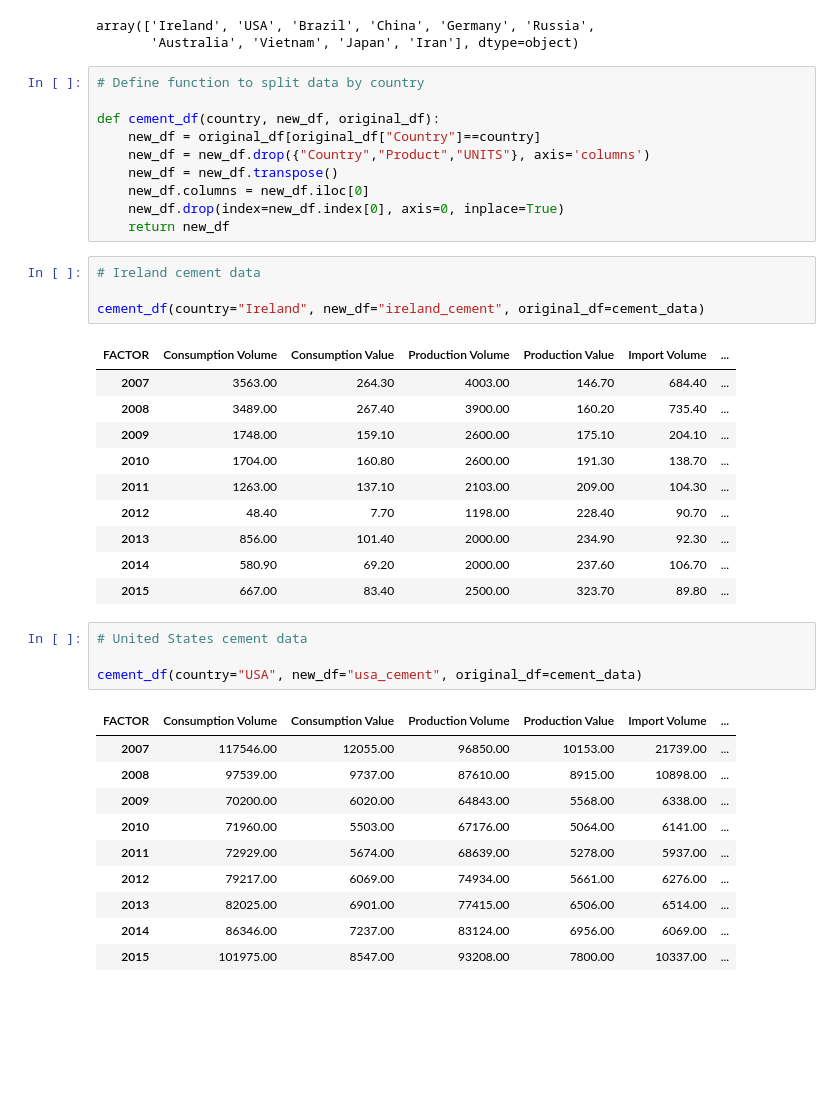
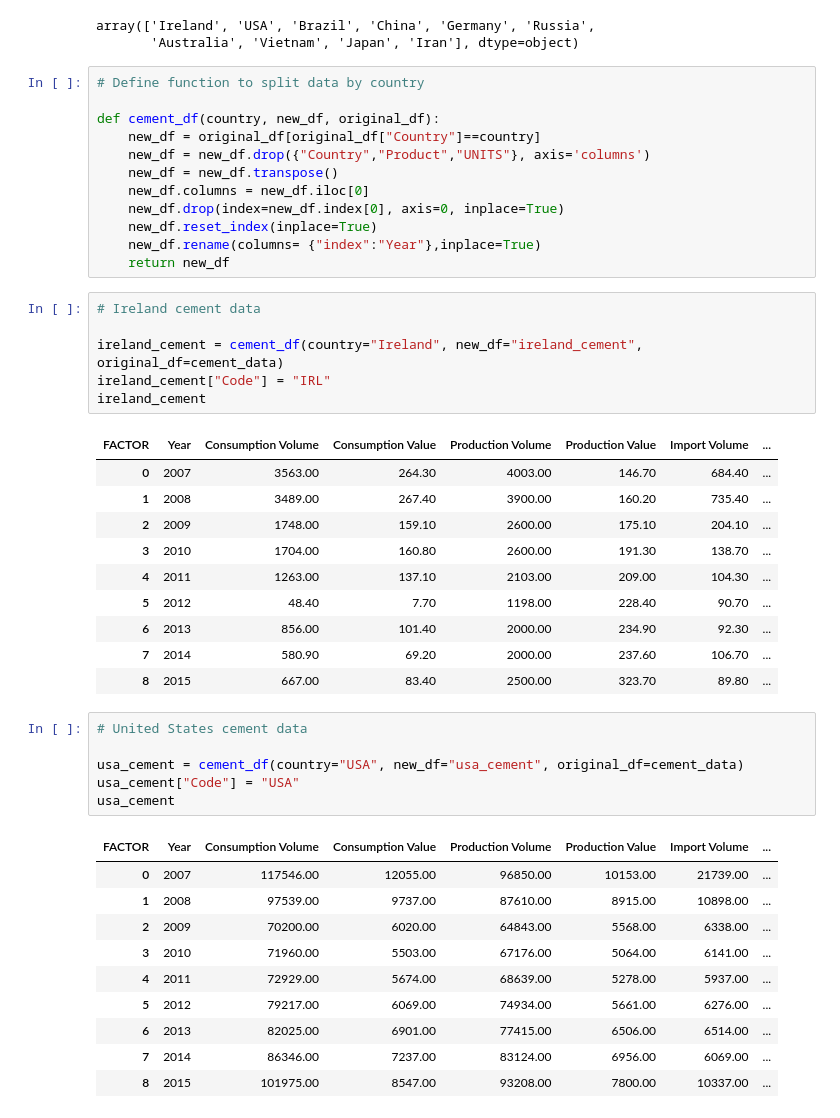
Before and after one commit to ASM2023063/mscda-20231-ca2, a Jupyter notebook: 2023063_ca2_notebook1.ipynb, the cells around one changed output. Saved outputs shown, nothing was run; the diff lists cells and outputs as text; blank space fills up the shorter version.

Commit message:
Prepared data for analysis

```diff
--- a/2023063_ca2_notebook1.ipynb
+++ b/2023063_ca2_notebook1.ipynb
@@ -60,37 +65,43 @@ def cement_df(country, new_df, original_df):
     new_df = new_df.transpose()
     new_df.columns = new_df.iloc[0]
     new_df.drop(index=new_df.index[0], axis=0, inplace=True)
+    new_df.reset_index(inplace=True)
+    new_df.rename(columns= {"index":"Year"},inplace=True)
     return new_df
 # %%
 # Ireland cement data
 
-cement_df(country="Ireland", new_df="ireland_cement", original_df=cement_data)
+ireland_cement = cement_df(country="Ireland", new_df="ireland_cement", original_df=cement_data)
+ireland_cement["Code"] = "IRL"
+ireland_cement
 # %% [output]
-| FACTOR | Consumption Volume | Consumption Value | Production Volume | Production Value | Import Volume | ... |
-| 2007 | 3563.00 | 264.30 | 4003.00 | 146.70 | 684.40 | ... |
-| 2008 | 3489.00 | 267.40 | 3900.00 | 160.20 | 735.40 | ... |
-| 2009 | 1748.00 | 159.10 | 2600.00 | 175.10 | 204.10 | ... |
-| 2010 | 1704.00 | 160.80 | 2600.00 | 191.30 | 138.70 | ... |
-| 2011 | 1263.00 | 137.10 | 2103.00 | 209.00 | 104.30 | ... |
-| 2012 | 48.40 | 7.70 | 1198.00 | 228.40 | 90.70 | ... |
-| 2013 | 856.00 | 101.40 | 2000.00 | 234.90 | 92.30 | ... |
-| 2014 | 580.90 | 69.20 | 2000.00 | 237.60 | 106.70 | ... |
-| 2015 | 667.00 | 83.40 | 2500.00 | 323.70 | 89.80 | ... |
+| FACTOR | Year | Consumption Volume | Consumption Value | Production Volume | Production Value | Import Volume | ... |
+| 0 | 2007 | 3563.00 | 264.30 | 4003.00 | 146.70 | 684.40 | ... |
+| 1 | 2008 | 3489.00 | 267.40 | 3900.00 | 160.20 | 735.40 | ... |
+| 2 | 2009 | 1748.00 | 159.10 | 2600.00 | 175.10 | 204.10 | ... |
+| 3 | 2010 | 1704.00 | 160.80 | 2600.00 | 191.30 | 138.70 | ... |
+| 4 | 2011 | 1263.00 | 137.10 | 2103.00 | 209.00 | 104.30 | ... |
+| 5 | 2012 | 48.40 | 7.70 | 1198.00 | 228.40 | 90.70 | ... |
+| 6 | 2013 | 856.00 | 101.40 | 2000.00 | 234.90 | 92.30 | ... |
+| 7 | 2014 | 580.90 | 69.20 | 2000.00 | 237.60 | 106.70 | ... |
+| 8 | 2015 | 667.00 | 83.40 | 2500.00 | 323.70 | 89.80 | ... |
 # %%
 # United States cement data
 
-cement_df(country="USA", new_df="usa_cement", original_df=cement_data)
+usa_cement = cement_df(country="USA", new_df="usa_cement", original_df=cement_data)
+usa_cement["Code"] = "USA"
+usa_cement
 # %% [output]
-| FACTOR | Consumption Volume | Consumption Value | Production Volume | Production Value | Import Volume | ... |
-| 2007 | 117546.00 | 12055.00 | 96850.00 | 10153.00 | 21739.00 | ... |
-| 2008 | 97539.00 | 9737.00 | 87610.00 | 8915.00 | 10898.00 | ... |
-| 2009 | 70200.00 | 6020.00 | 64843.00 | 5568.00 | 6338.00 | ... |
-| 2010 | 71960.00 | 5503.00 | 67176.00 | 5064.00 | 6141.00 | ... |
-| 2011 | 72929.00 | 5674.00 | 68639.00 | 5278.00 | 5937.00 | ... |
-| 2012 | 79217.00 | 6069.00 | 74934.00 | 5661.00 | 6276.00 | ... |
-| 2013 | 82025.00 | 6901.00 | 77415.00 | 6506.00 | 6514.00 | ... |
-| 2014 | 86346.00 | 7237.00 | 83124.00 | 6956.00 | 6069.00 | ... |
-| 2015 | 101975.00 | 8547.00 | 93208.00 | 7800.00 | 10337.00 | ... |
+| FACTOR | Year | Consumption Volume | Consumption Value | Production Volume | Production Value | Import Volume | ... |
+| 0 | 2007 | 117546.00 | 12055.00 | 96850.00 | 10153.00 | 21739.00 | ... |
+| 1 | 2008 | 97539.00 | 9737.00 | 87610.00 | 8915.00 | 10898.00 | ... |
+| 2 | 2009 | 70200.00 | 6020.00 | 64843.00 | 5568.00 | 6338.00 | ... |
+| 3 | 2010 | 71960.00 | 5503.00 | 67176.00 | 5064.00 | 6141.00 | ... |
+| 4 | 2011 | 72929.00 | 5674.00 | 68639.00 | 5278.00 | 5937.00 | ... |
+| 5 | 2012 | 79217.00 | 6069.00 | 74934.00 | 5661.00 | 6276.00 | ... |
+| 6 | 2013 | 82025.00 | 6901.00 | 77415.00 | 6506.00 | 6514.00 | ... |
+| 7 | 2014 | 86346.00 | 7237.00 | 83124.00 | 6956.00 | 6069.00 | ... |
+| 8 | 2015 | 101975.00 | 8547.00 | 93208.00 | 7800.00 | 10337.00 | ... |
 # %%
 # Brazil cement data
 
```
Also changed, not shown: parts of 18 cells of this notebook.
